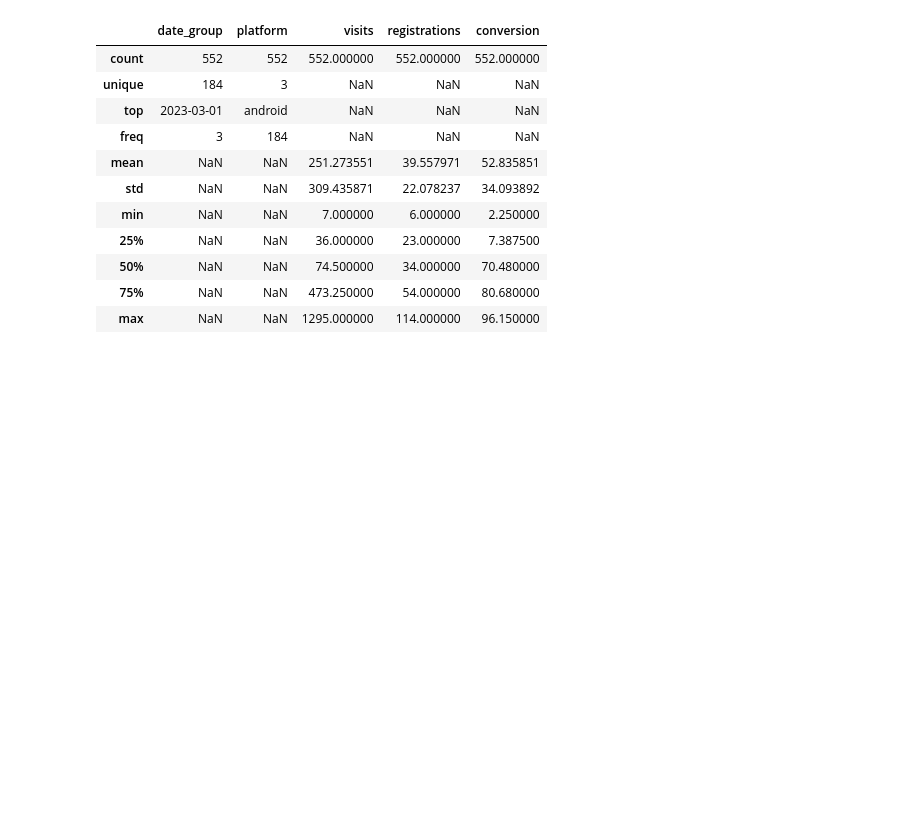
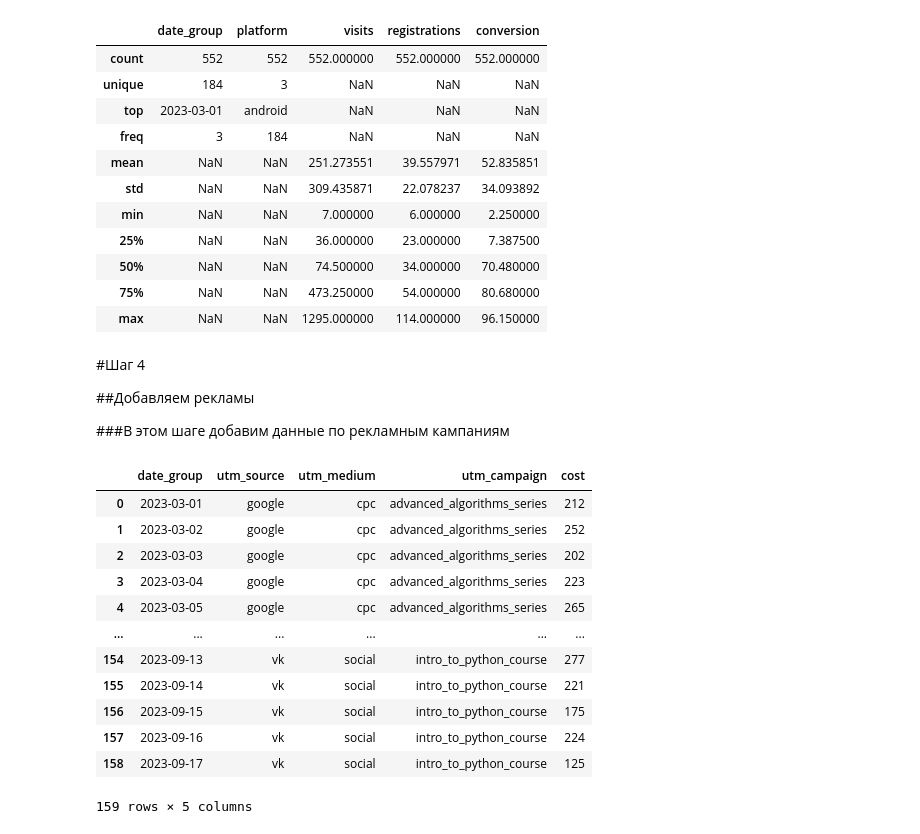
Before and after one commit to archi0619/data-analytics-project-100, a Jupyter notebook: Conversion_Dashboard.ipynb, the cells around one changed output. Cells and saved outputs as stored; diff of their text form; code cells hidden in the pictures; blank space fills up the shorter version.

```diff
--- a/Conversion_Dashboard.ipynb
+++ b/Conversion_Dashboard.ipynb
@@ -200,3 +200,33 @@ df_conversion.describe(include='all')
 | 50% | NaN | NaN | 74.500000 | 34.000000 | 70.480000 |
 | 75% | NaN | NaN | 473.250000 | 54.000000 | 80.680000 |
 | max | NaN | NaN | 1295.000000 | 114.000000 | 96.150000 |
+# %% [markdown]
+#Шаг 4
+
+##Добавляем рекламы
+
+###В этом шаге добавим данные по рекламным кампаниям
+# %%
+df_ads = pd.read_csv('ads.csv')
+
+df_ads['date'] = pd.to_datetime(df_ads['date'])
+
+df_ads['date'] = df_ads['date'].dt.strftime('%Y-%m-%d')
+
+df_ads.rename(columns={'date': 'date_group'}, inplace=True)
+
+df_ads.head(1000000)
+# %% [output]
+|  | date_group | utm_source | utm_medium | utm_campaign | cost |
+| 0 | 2023-03-01 | google | cpc | advanced_algorithms_series | 212 |
+| 1 | 2023-03-02 | google | cpc | advanced_algorithms_series | 252 |
+| 2 | 2023-03-03 | google | cpc | advanced_algorithms_series | 202 |
+| 3 | 2023-03-04 | google | cpc | advanced_algorithms_series | 223 |
+| 4 | 2023-03-05 | google | cpc | advanced_algorithms_series | 265 |
+| ... | ... | ... | ... | ... | ... |
+| 154 | 2023-09-13 | vk | social | intro_to_python_course | 277 |
+| 155 | 2023-09-14 | vk | social | intro_to_python_course | 221 |
+| 156 | 2023-09-15 | vk | social | intro_to_python_course | 175 |
+| 157 | 2023-09-16 | vk | social | intro_to_python_course | 224 |
+| 158 | 2023-09-17 | vk | social | intro_to_python_course | 125 |
+159 rows × 5 columns
```
Also changed, not shown: parts of 6 cells of this notebook, 2 other files.
